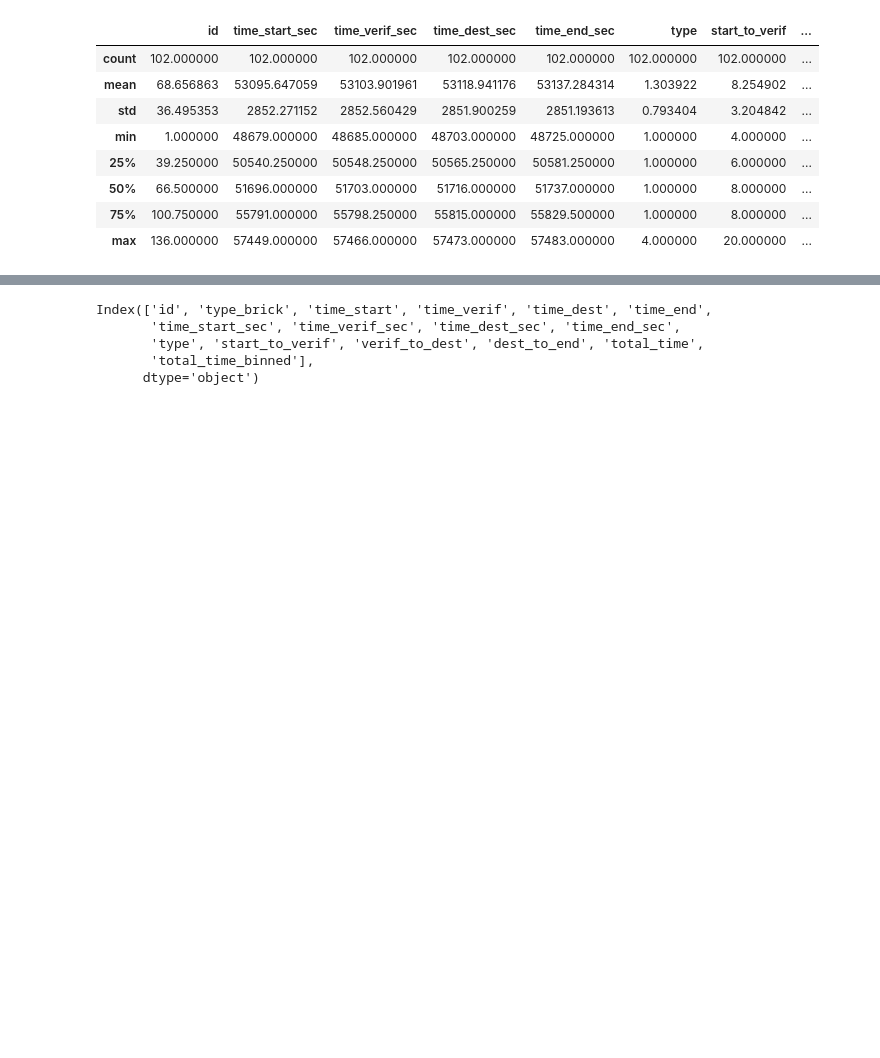
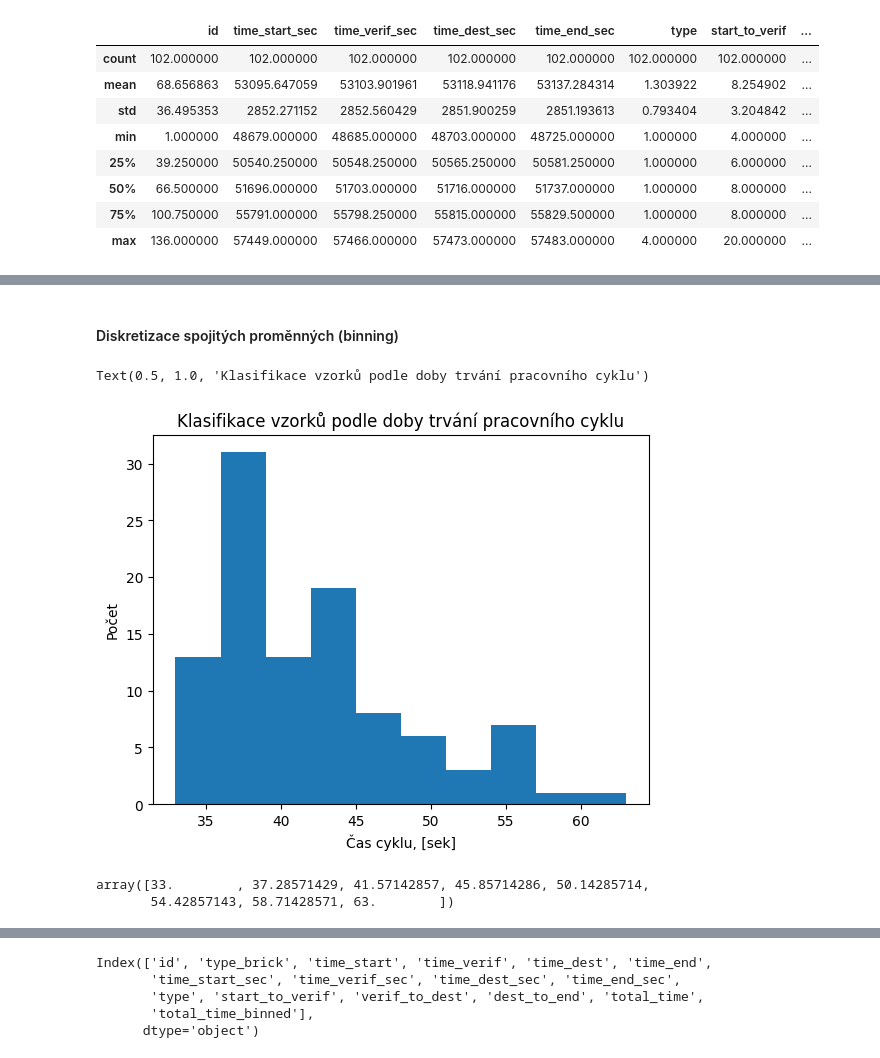
Before and after one commit to UsmanovSla/MGD-RSS, a Jupyter notebook: model/01_DataScience/DS_02_Exploration.ipynb, the cells around one changed output, grey strips where cells are left out. Cells and saved outputs as stored; diff of their text form; code cells hidden in the pictures; blank space fills up the shorter version.

```diff
--- a/model/01_DataScience/DS_02_Exploration.ipynb
+++ b/model/01_DataScience/DS_02_Exploration.ipynb
@@ -264,0 +91,20 @@ The plot above shows the binning result for the attribute "total_time".
+# %% [markdown]
+#### Diskretizace spojitých proměnných (binning)
+# %%
+%matplotlib inline
+
+plt.pyplot.hist(df["total_time"])
+
+plt.pyplot.xlabel("Čas cyklu, [sek]")
+plt.pyplot.ylabel("Počet")
+plt.pyplot.title("Klasifikace vzorků podle doby trvání pracovního cyklu")
+# %% [output]
+Text(0.5, 1.0, 'Klasifikace vzorků podle doby trvání pracovního cyklu')
+[figure, added]
+# %%
+# Definice intervalů (binů) pro diskrétní rozdělení dat
+bins = np.linspace(min(df["total_time"]), max(df["total_time"]), 8)
+bins
+# %% [output]
+array([33.        , 37.28571429, 41.57142857, 45.85714286, 50.14285714,
+       54.42857143, 58.71428571, 63.        ])
```
Also changed, not shown: parts of 65 cells of this notebook, 3 other files.
